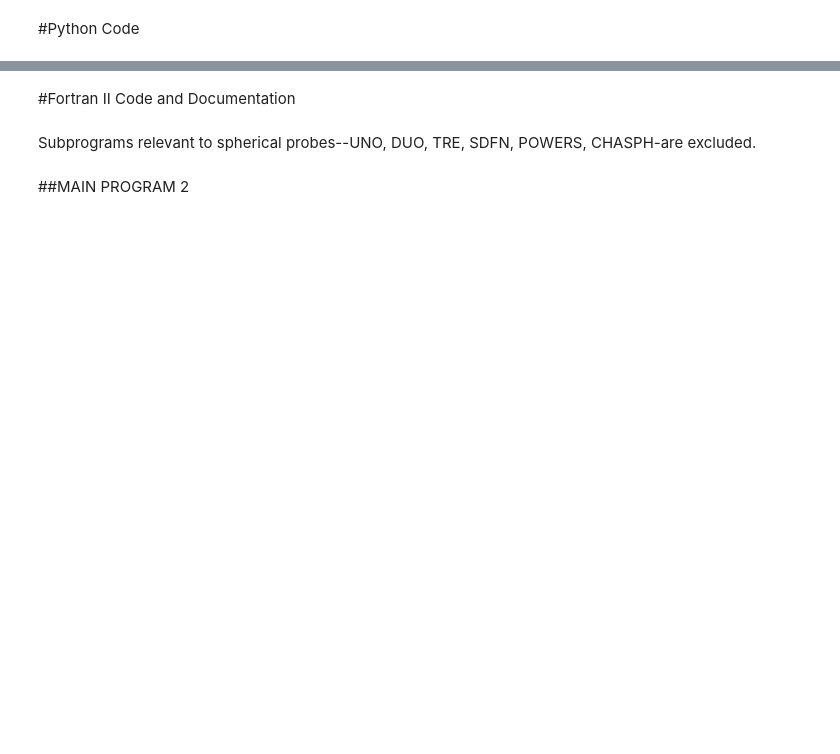
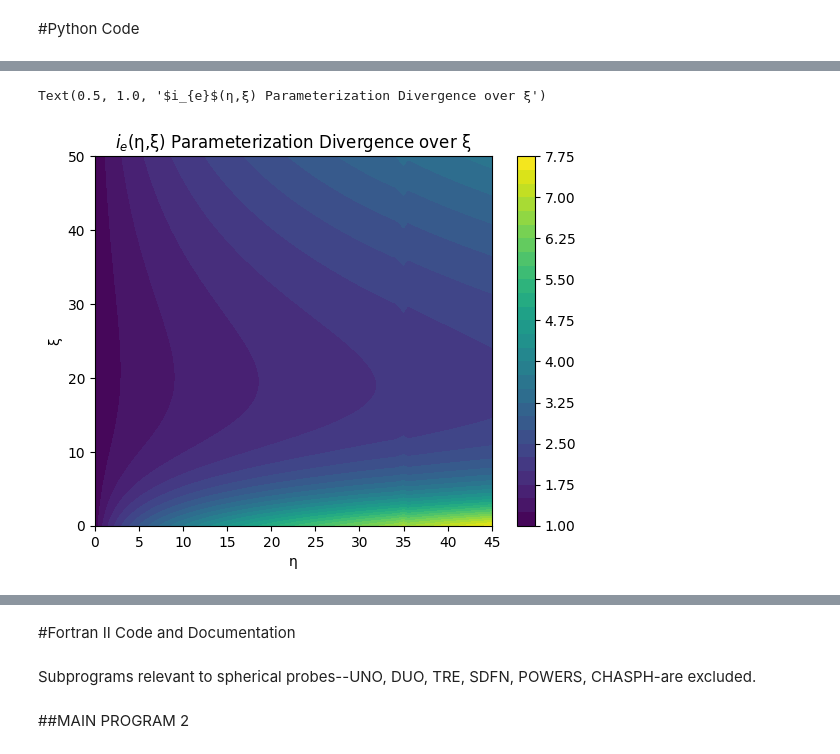
Before and after one commit to russburns/Laframboise1966Code, a Jupyter notebook: MAIN_PROGRAM_2.ipynb, the cells around one changed output, grey strips where cells are left out. Cells and saved outputs as stored; diff of their text form; code cells hidden in the pictures; blank space fills up the shorter version.

```diff
--- a/MAIN_PROGRAM_2.ipynb
+++ b/MAIN_PROGRAM_2.ipynb
@@ -122,0 +219,36 @@ plt.plot(x,(2 / np.sqrt(np.pi)) * np.sqrt(x) + special.erfcx(x))
+# %%
+#parameterized fit values
+c = 4.17034858
+λ = 0.05307035
+v = 1.16756649
+d = -0.86555438
+δ = 0.15068242
+s = 2.30033929
+
+#compute electron_current(votlage, xi)
+def electron_current(voltage, xi):
+    # Compute a(xi)
+    a_xi = (-c * λ**v / sp.special.factorial(int(v-1))) * xi**(v-1) * np.exp(-λ * xi)
+
+    # Compute b(xi)
+    b_xi = (-d * δ**s / sp.special.factorial(int(s-1))) * xi**(s-1) * np.exp(-δ * xi)
+
+    # Compute C(voltage)
+    C_voltage = (2 * np.sqrt(voltage) / np.sqrt(np.pi)) + (np.exp(voltage) * (1 - sp.special.erf(np.sqrt(voltage)))) - 1
+
+    # Compute z(voltage, xi)
+    return C_voltage * np.exp(xi * a_xi * voltage**b_xi) + 1
+
+VB_contour=np.linspace(0,45,100)
+Xi_contour=np.linspace(0,50,100)
+VB_grid,Xi_grid=np.meshgrid(VB_contour,Xi_contour)
+nlevels=30 #best contrast
+current=electron_current(VB_grid,Xi_grid)
+cs=plt.contourf(VB_grid,Xi_grid,current, nlevels)
+cbar=plt.colorbar(cs)
+plt.xlabel("η")
+plt.ylabel("ξ")
+plt.title("$i_{e}$(η,ξ) Parameterization Divergence over ξ")
+# %% [output]
+Text(0.5, 1.0, '$i_{e}$(η,ξ) Parameterization Divergence over ξ')
+[figure, added]
```
Also changed, not shown: parts of 15 cells of this notebook.
